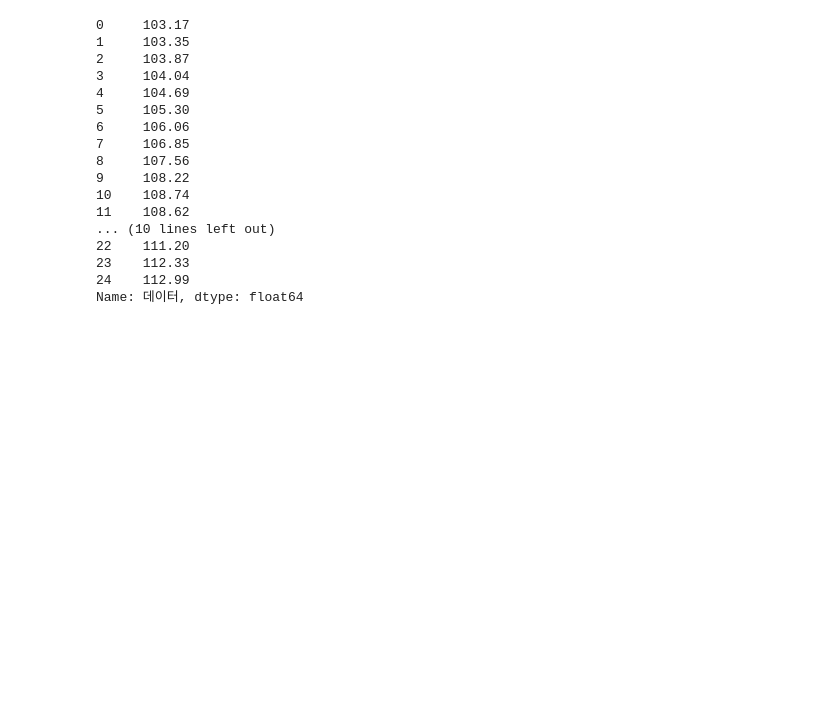
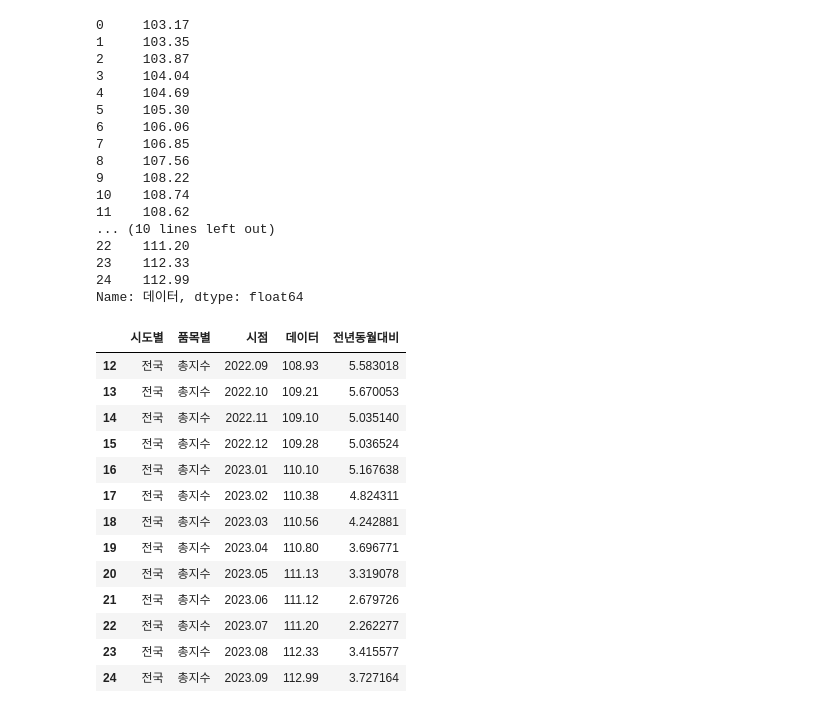
Before and after one commit to won195/TIL, a Jupyter notebook: [통계청X오늘코드]_파이썬_활용_TIP_①국가통계포털(KOSIS)자료로_데이터_로드하기.ipynb, the cells around one changed output. Cells and saved outputs as stored; diff of their text form; code cells hidden in the pictures; blank space fills up the shorter version.

```diff
--- a/[통계청X오늘코드]_파이썬_활용_TIP_①국가통계포털(KOSIS)자료로_데이터_로드하기.ipynb
+++ b/[통계청X오늘코드]_파이썬_활용_TIP_①국가통계포털(KOSIS)자료로_데이터_로드하기.ipynb
@@ -90,3 +114,21 @@ df_price["데이터"]
 23    112.33
 24    112.99
 Name: 데이터, dtype: float64
+# %%
+df_price_notnan = df_price.dropna()
+df_price_notnan
+# %% [output]
+|  | 시도별 | 품목별 | 시점 | 데이터 | 전년동월대비 |
+| 12 | 전국 | 총지수 | 2022.09 | 108.93 | 5.583018 |
+| 13 | 전국 | 총지수 | 2022.10 | 109.21 | 5.670053 |
+| 14 | 전국 | 총지수 | 2022.11 | 109.10 | 5.035140 |
+| 15 | 전국 | 총지수 | 2022.12 | 109.28 | 5.036524 |
+| 16 | 전국 | 총지수 | 2023.01 | 110.10 | 5.167638 |
+| 17 | 전국 | 총지수 | 2023.02 | 110.38 | 4.824311 |
+| 18 | 전국 | 총지수 | 2023.03 | 110.56 | 4.242881 |
+| 19 | 전국 | 총지수 | 2023.04 | 110.80 | 3.696771 |
+| 20 | 전국 | 총지수 | 2023.05 | 111.13 | 3.319078 |
+| 21 | 전국 | 총지수 | 2023.06 | 111.12 | 2.679726 |
+| 22 | 전국 | 총지수 | 2023.07 | 111.20 | 2.262277 |
+| 23 | 전국 | 총지수 | 2023.08 | 112.33 | 3.415577 |
+| 24 | 전국 | 총지수 | 2023.09 | 112.99 | 3.727164 |
```
Also changed, not shown: parts of 6 cells of this notebook.
